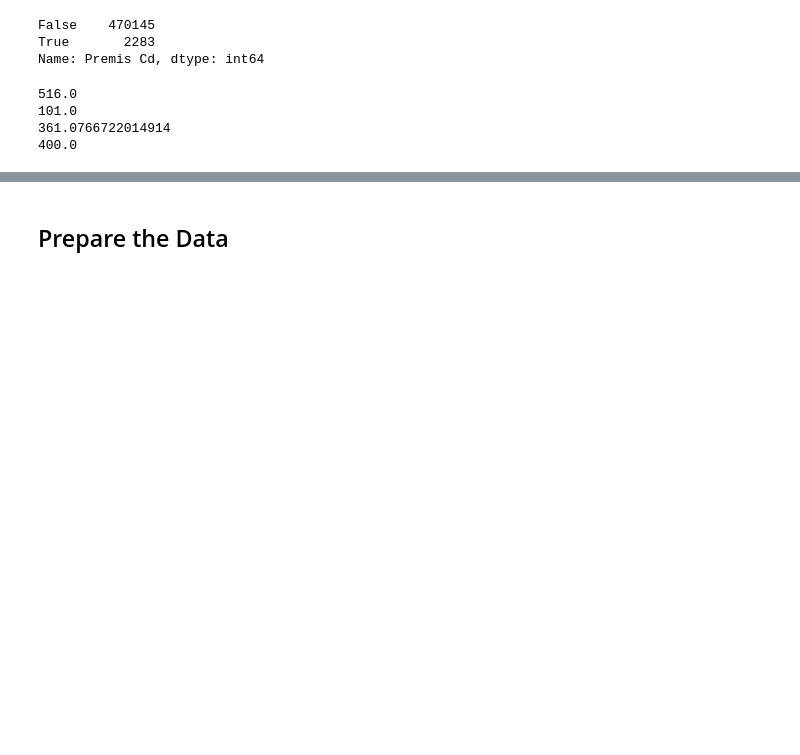
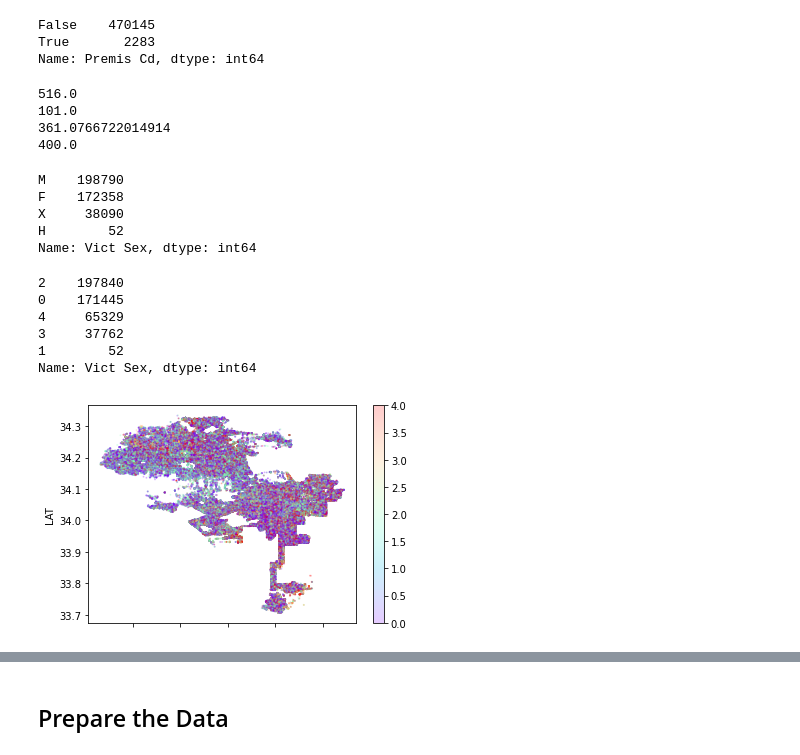
Before and after one commit to cojitamboe15/LACrimeDataML, a Jupyter notebook: LACrimeML.ipynb, the cells around one changed output, grey strips where cells are left out. Drawn from its saved outputs; the diff is of its cells as text; code cells hidden in the pictures; blank space fills up the shorter version.

```diff
--- a/LACrimeML.ipynb
+++ b/LACrimeML.ipynb
@@ -397,3 +397,29 @@ print(copy["Weapon Used Cd"].median())
 101.0
 361.0766722014914
 400.0
+# %%
+copy['Vict Sex'].value_counts()
+# %% [output]
+M    198790
+F    172358
+X     38090
+H        52
+Name: Vict Sex, dtype: int64
+# %%
+le = LabelEncoder()
+label = le.fit_transform(copy['Vict Sex'])
+copy["Vict Sex"] = label
+
+# printing Dataframe
+copy["Vict Sex"].value_counts()
+# %% [output]
+2    197840
+0    171445
+4     65329
+3     37762
+1        52
+Name: Vict Sex, dtype: int64
+# %%
+copy.plot(kind="scatter", x="LON", y="LAT", alpha=0.2,  s=1, c=copy["Vict Sex"], cmap='rainbow');
+# %% [output]
+[figure, added]
```
Also changed, not shown: parts of 20 cells of this notebook.
